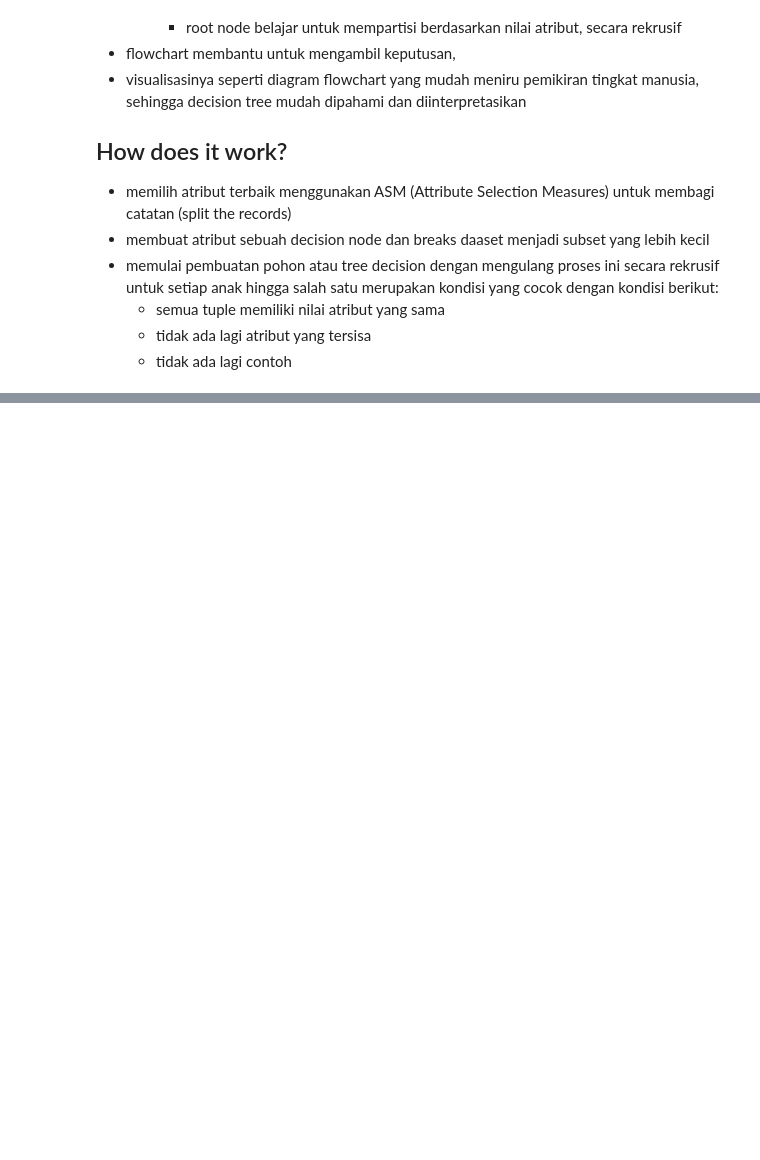
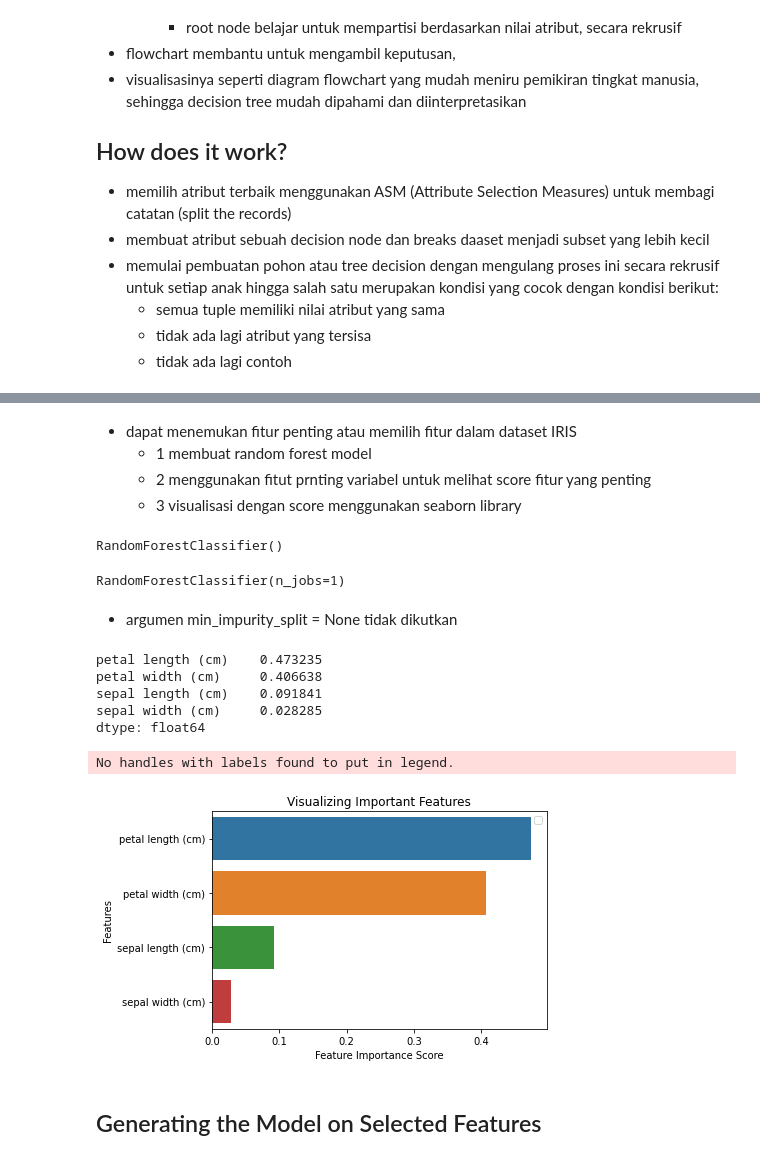
Before and after one commit to ainajefelina/Studi-Independen, a Jupyter notebook: Sesi 13/Summary 1.ipynb, the cells around one changed output, grey strips where cells are left out. Drawn from its saved outputs; the diff is of its cells as text; code cells hidden in the pictures; blank space fills up the shorter version.

```diff
--- a/Sesi 13/Summary 1.ipynb
+++ b/Sesi 13/Summary 1.ipynb
@@ -190,0 +431,12 @@ print("Accuracy:",metrics.accuracy_score(y_test, y_pred))
+# %%
+## melatih model pada set training
+#Import Random Forest Model
+from sklearn.ensemble import RandomForestClassifier
+
+#Create a Gaussian Classifier
+clf=RandomForestClassifier(n_estimators=100)
+
+#Train the model using the training sets y_pred=clf.predict(X_test)
+clf.fit(X_train,y_train)
+
+y_pred=clf.predict(X_test)
@@ -190,0 +461,67 @@ print("Accuracy:",metrics.accuracy_score(y_test, y_pred))
+# %% [markdown]
+- dapat menemukan  fitur penting atau memilih fitur dalam dataset IRIS
+    - 1 membuat random forest model
+    - 2 menggunakan fitut prnting variabel untuk melihat score fitur yang penting
+    - 3 visualisasi dengan score menggunakan seaborn library
+# %%
+from sklearn.ensemble import RandomForestClassifier
+
+#membuat Gaussian Classifier
+clf = RandomForestClassifier(n_estimators=100)
+
+#menguji model menggunakan training sets y_pred
+clf.fit(X_train, y_train)
+# %% [output]
+RandomForestClassifier()
+# %%
+RandomForestClassifier(bootstrap=True,
+                                        class_weight= None,
+                                        criterion= 'gini',
+                                        max_depth=None,
+                                        max_features='auto',
+                                        max_leaf_nodes=None,
+                                        min_impurity_decrease= 0.0,
+                                        min_samples_leaf=1,
+                                        min_samples_split=2,
+                                        min_weight_fraction_leaf=0.0,
+                                        n_estimators=100,
+                                        n_jobs=1,
+                                        oob_score=False,
+                                        random_state=None,
+                                        verbose=0,
+                                        warm_start = False)
+# %% [output]
+RandomForestClassifier(n_jobs=1)
+# %% [markdown]
+- argumen min_impurity_split = None tidak dikutkan
+# %%
+import pandas as pd
+
+feature_imp = pd.Series(clf.feature_importances_,index=iris.feature_names).sort_values(ascending=False)
+
+feature_imp
+# %% [output]
+petal length (cm)    0.473235
+petal width (cm)     0.406638
+sepal length (cm)    0.091841
+sepal width (cm)     0.028285
+dtype: float64
+# %%
+import matplotlib.pyplot as plt
+import seaborn as sns
+%matplotlib inline
+
+# Creating a bar plot
+sns.barplot(x=feature_imp, y=feature_imp.index)
+
+# Add labels to your graph
+plt.xlabel('Feature Importance Score')
+plt.ylabel('Features')
+plt.title("Visualizing Important Features")
+plt.legend()
+plt.show()
+# %% [output]
+No handles with labels found to put in legend.
+[figure, added]
+# %% [markdown]
+## Generating the Model on Selected Features
```
Also changed, not shown: parts of 72 cells of this notebook.
